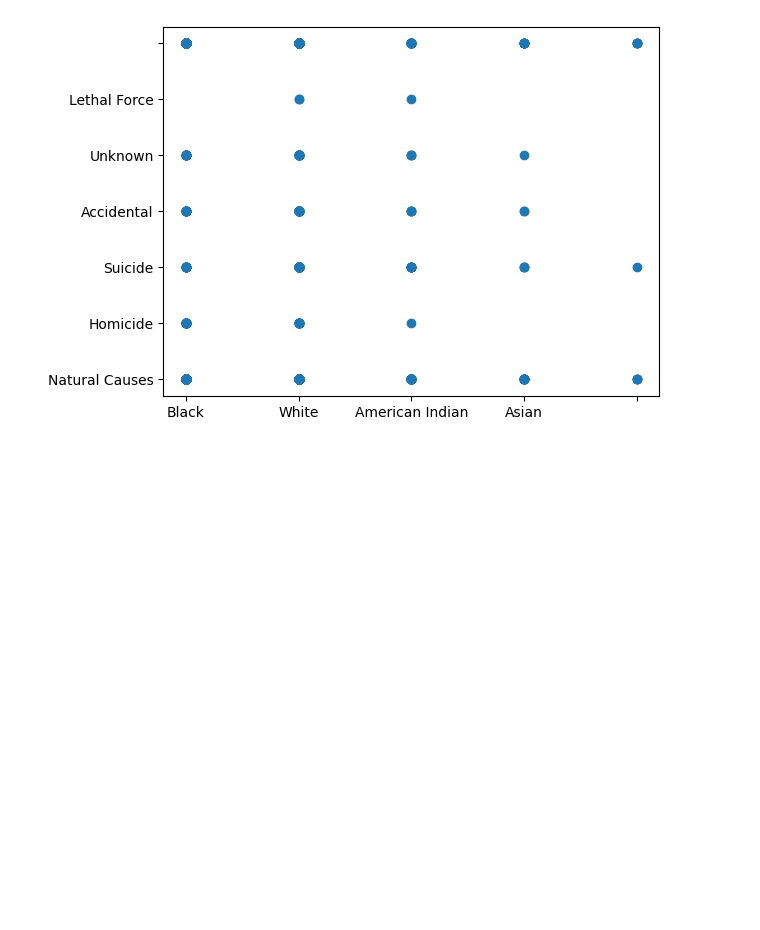
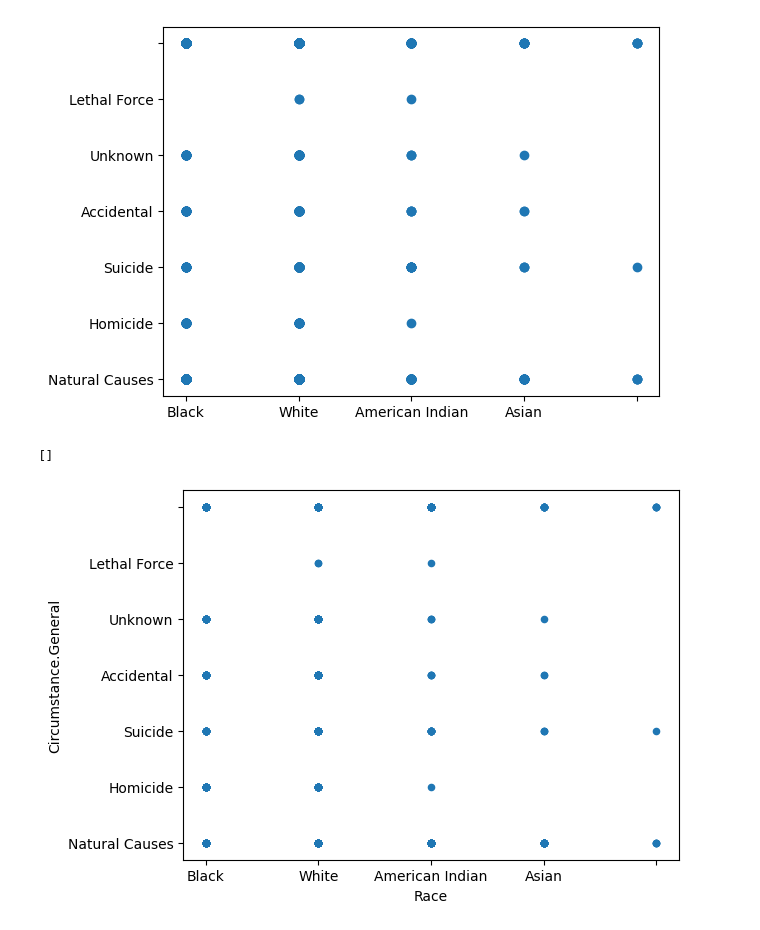
Before and after one commit to ahvblackwelltech/Mortality-in-the-Correctional-System, a Jupyter notebook: Mortality_in_the_Correctional_System.ipynb, the cells around one changed output. Drawn from its saved outputs; the diff is of its cells as text; code cells hidden in the pictures; blank space fills up the shorter version.

```diff
--- a/Mortality_in_the_Correctional_System.ipynb
+++ b/Mortality_in_the_Correctional_System.ipynb
@@ -155,3 +155,9 @@ plt.scatter(correctional4['Race'], correctional4['Circumstance.General'])
 plt.show()
 # %% [output]
 [figure]
+# %%
+correctional4.plot(x='Race', y='Circumstance.General', kind='scatter')
+plt.plot()
+# %% [output]
+[]
+[figure, added]
```
